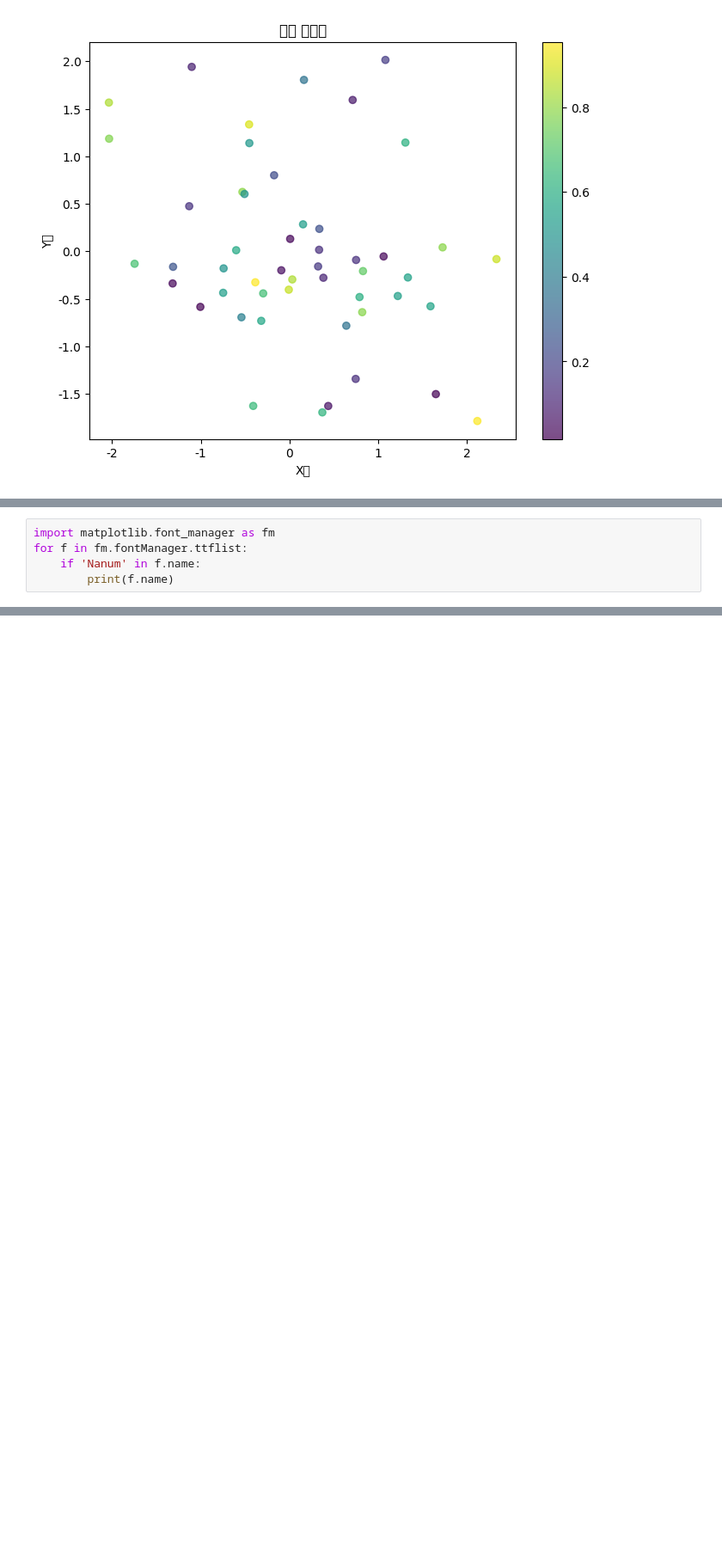
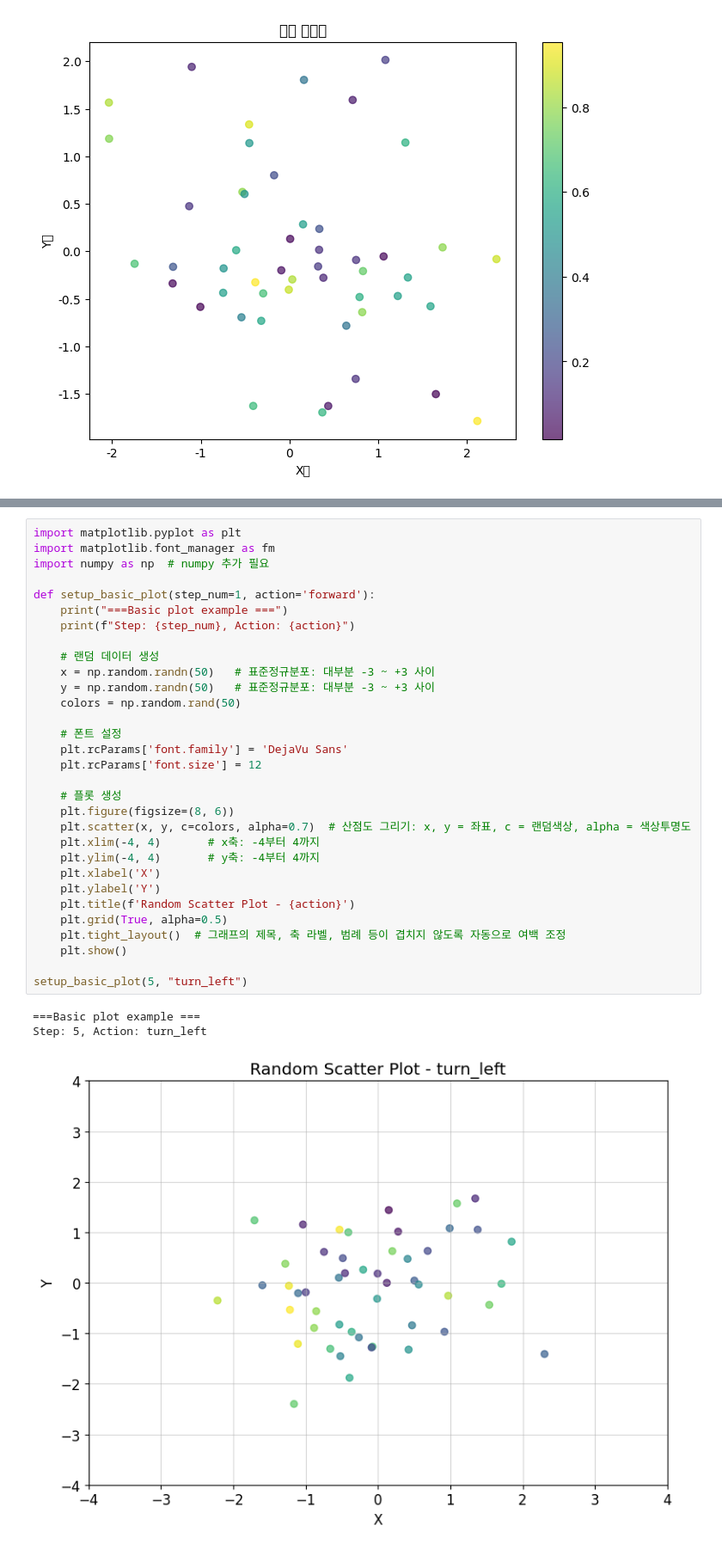
Before and after one commit to Alex-Jung-HB/0703_python_matplotlib, a Jupyter notebook: 0703_python_matplotlib.ipynb, the cells around one changed output, grey strips where cells are left out. Shown at 86% size. Drawn from its saved outputs; the diff is of its cells as text; blank space fills up the shorter version.

```diff
--- a/0703_python_matplotlib.ipynb
+++ b/0703_python_matplotlib.ipynb
@@ -156,5 +153,0 @@ WARNING:matplotlib.font_manager:findfont: Font family 'NanumGothic' not found.
-# %%
-import matplotlib.font_manager as fm
-for f in fm.fontManager.ttflist:
-    if 'Nanum' in f.name:
-        print(f.name)
@@ -175,0 +154,35 @@ for f in fm.fontManager.ttflist:
+# %%
+import matplotlib.pyplot as plt
+import matplotlib.font_manager as fm
+import numpy as np  # numpy 추가 필요
+
+def setup_basic_plot(step_num=1, action='forward'):
+    print("===Basic plot example ===")
+    print(f"Step: {step_num}, Action: {action}")
+
+    # 랜덤 데이터 생성
+    x = np.random.randn(50)   # 표준정규분포: 대부분 -3 ~ +3 사이
+    y = np.random.randn(50)   # 표준정규분포: 대부분 -3 ~ +3 사이
+    colors = np.random.rand(50)
+
+    # 폰트 설정
+    plt.rcParams['font.family'] = 'DejaVu Sans'
+    plt.rcParams['font.size'] = 12
+
+    # 플롯 생성
+    plt.figure(figsize=(8, 6))
+    plt.scatter(x, y, c=colors, alpha=0.7)  # 산점도 그리기: x, y = 좌표, c = 랜덤색상, alpha = 색상투명도
+    plt.xlim(-4, 4)       # x축: -4부터 4까지
+    plt.ylim(-4, 4)       # y축: -4부터 4까지
+    plt.xlabel('X')
+    plt.ylabel('Y')
+    plt.title(f'Random Scatter Plot - {action}')
+    plt.grid(True, alpha=0.5)
+    plt.tight_layout()  # 그래프의 제목, 축 라벨, 범례 등이 겹치지 않도록 자동으로 여백 조정
+    plt.show()
+
+setup_basic_plot(5, "turn_left")
+# %% [output]
+===Basic plot example ===
+Step: 5, Action: turn_left
+[figure, added]
```
Also changed, not shown: parts of 5 cells of this notebook.
